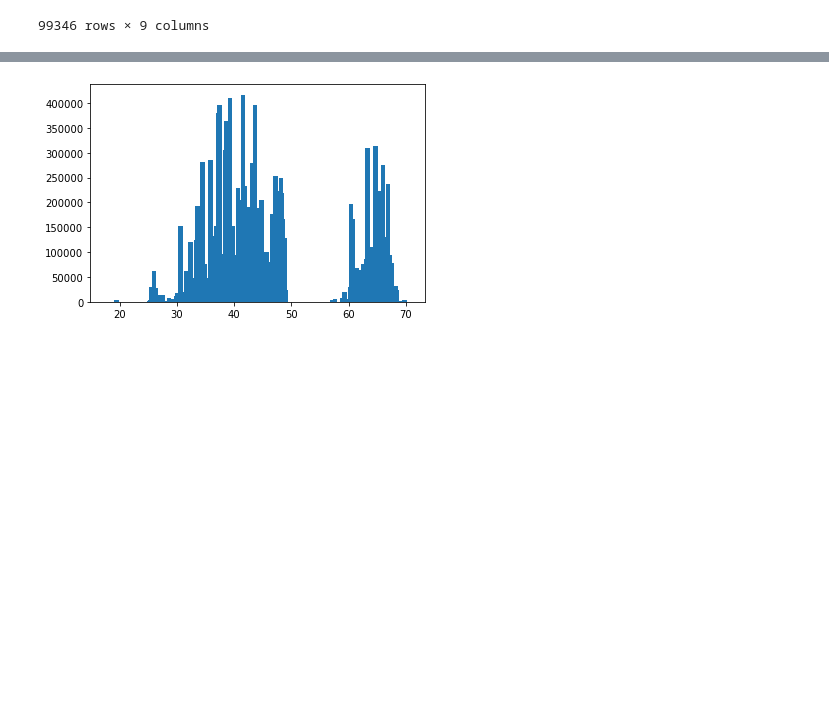
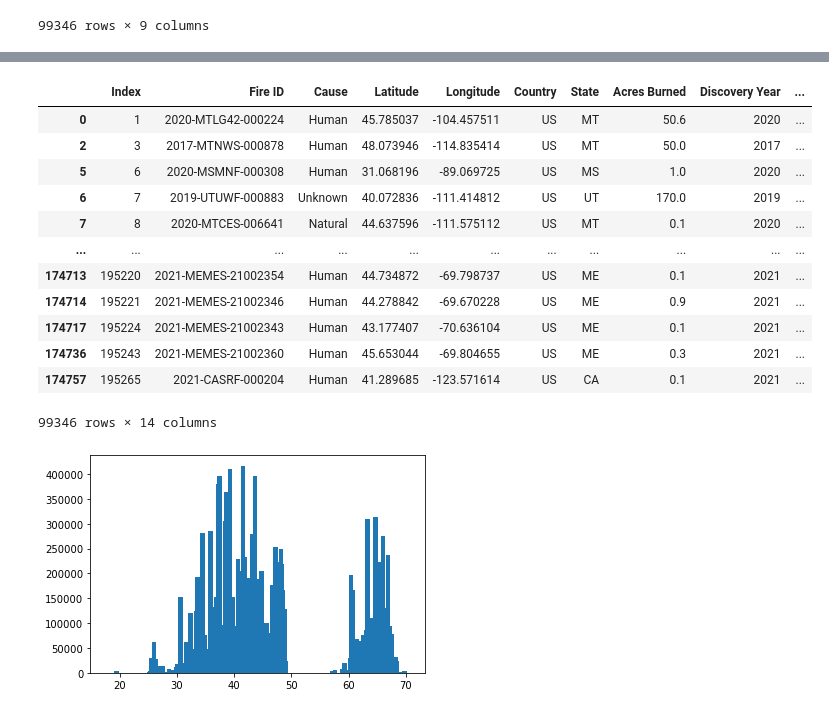
Before and after one commit to Renee-W/ProjectTest, a Jupyter notebook: justin's_directory/wildland_fire_locations_full_history.ipynb, the cells around one changed output, grey strips where cells are left out. Drawn from its saved outputs; the diff is of its cells as text; code cells hidden in the pictures; blank space fills up the shorter version.

Commit message:
uploaded most recent version of my wildland_fire_locations_full_history.ipynb

```diff
--- a/justin's_directory/wildland_fire_locations_full_history.ipynb
+++ b/justin's_directory/wildland_fire_locations_full_history.ipynb
@@ -117,0 +82,4 @@ print(cleaned_wildland_fire_locations_full_history_df['FireDiscoveryDateTime'][0
+# %%
+country_and_state_df = pd.DataFrame([], columns=["Country", "State"])
+country_and_state_df[["Country", "State"]] = cleaned_wildland_fire_locations_full_history_df["POOState"].str.split("-", expand=True)
+country_and_state_df
@@ -117,0 +100,5 @@ print(cleaned_wildland_fire_locations_full_history_df['FireDiscoveryDateTime'][0
+# %%
+discovery_dates_for_conversion_df = cleaned_wildland_fire_locations_full_history_df["FireDiscoveryDateTime"].str.split(expand=True)
+discovery_year_month_day_df = pd.DataFrame([],columns=['Discovery Year', 'Discovery Month', 'Discovery Day'])
+discovery_year_month_day_df[['Discovery Year', 'Discovery Month', 'Discovery Day']] = dates_for_conversion_df[0].str.split('/',expand=True)
+discovery_year_month_day_df
@@ -117,0 +119,5 @@ print(cleaned_wildland_fire_locations_full_history_df['FireDiscoveryDateTime'][0
+# %%
+out_dates_for_conversion_df = cleaned_wildland_fire_locations_full_history_df["FireOutDateTime"].str.split(expand=True)
+out_year_month_day_df = pd.DataFrame([],columns=['Out Year', 'Out Month', 'Out Day'])
+out_year_month_day_df[['Out Year', 'Out Month', 'Out Day']] = dates_for_conversion_df[0].str.split('/',expand=True)
+out_year_month_day_df
@@ -117,0 +138,22 @@ print(cleaned_wildland_fire_locations_full_history_df['FireDiscoveryDateTime'][0
+# %%
+appended_cleaned_wildland_fire_locations_full_history_df = cleaned_wildland_fire_locations_full_history_df
+appended_cleaned_wildland_fire_locations_full_history_df[['Discovery Year', 'Discovery Month', 'Discovery Day']] = discovery_year_month_day_df[['Discovery Year', 'Discovery Month', 'Discovery Day']]
+appended_cleaned_wildland_fire_locations_full_history_df[['Out Year', 'Out Month', 'Out Day']] = out_year_month_day_df[['Out Year', 'Out Month', 'Out Day']]
+appended_cleaned_wildland_fire_locations_full_history_df[["Country", "State"]] = country_and_state_df[["Country", "State"]]
+trimmed_and_cleaner_wildland_fire_df = appended_cleaned_wildland_fire_locations_full_history_df[['OBJECTID','UniqueFireIdentifier','FireCause','Y', 'X',"Country", "State","DailyAcres",'Discovery Year', 'Discovery Month', 'Discovery Day','Out Year', 'Out Month', 'Out Day']]
+trimmed_and_cleaner_wildland_fire_df = trimmed_and_cleaner_wildland_fire_df.rename(columns={'OBJECTID':'Index', 'UniqueFireIdentifier':'Fire ID', 'FireCause':'Cause', 'Y':'Latitude',"X":'Longitude',"DailyAcres":"Acres Burned"})
+trimmed_and_cleaner_wildland_fire_df
+# %% [output]
+|  | Index | Fire ID | Cause | Latitude | Longitude | Country | State | Acres Burned | Discovery Year | ... |
+| 0 | 1 | 2020-MTLG42-000224 | Human | 45.785037 | -104.457511 | US | MT | 50.6 | 2020 | ... |
+| 2 | 3 | 2017-MTNWS-000878 | Human | 48.073946 | -114.835414 | US | MT | 50.0 | 2017 | ... |
+| 5 | 6 | 2020-MSMNF-000308 | Human | 31.068196 | -89.069725 | US | MS | 1.0 | 2020 | ... |
+| 6 | 7 | 2019-UTUWF-000883 | Unknown | 40.072836 | -111.414812 | US | UT | 170.0 | 2019 | ... |
+| 7 | 8 | 2020-MTCES-006641 | Natural | 44.637596 | -111.575112 | US | MT | 0.1 | 2020 | ... |
+| ... | ... | ... | ... | ... | ... | ... | ... | ... | ... | ... |
+| 174713 | 195220 | 2021-MEMES-21002354 | Human | 44.734872 | -69.798737 | US | ME | 0.1 | 2021 | ... |
+| 174714 | 195221 | 2021-MEMES-21002346 | Human | 44.278842 | -69.670228 | US | ME | 0.9 | 2021 | ... |
+| 174717 | 195224 | 2021-MEMES-21002343 | Human | 43.177407 | -70.636104 | US | ME | 0.1 | 2021 | ... |
+| 174736 | 195243 | 2021-MEMES-21002360 | Human | 45.653044 | -69.804655 | US | ME | 0.3 | 2021 | ... |
+| 174757 | 195265 | 2021-CASRF-000204 | Human | 41.289685 | -123.571614 | US | CA | 0.1 | 2021 | ... |
+99346 rows × 14 columns
```
Also changed, not shown: parts of 6 cells of this notebook.
